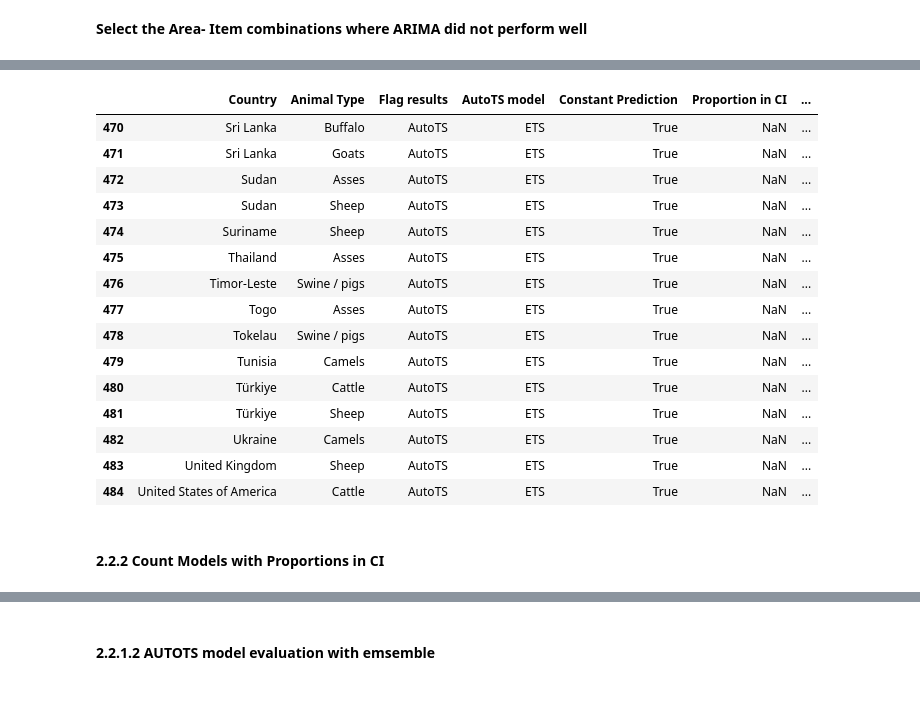
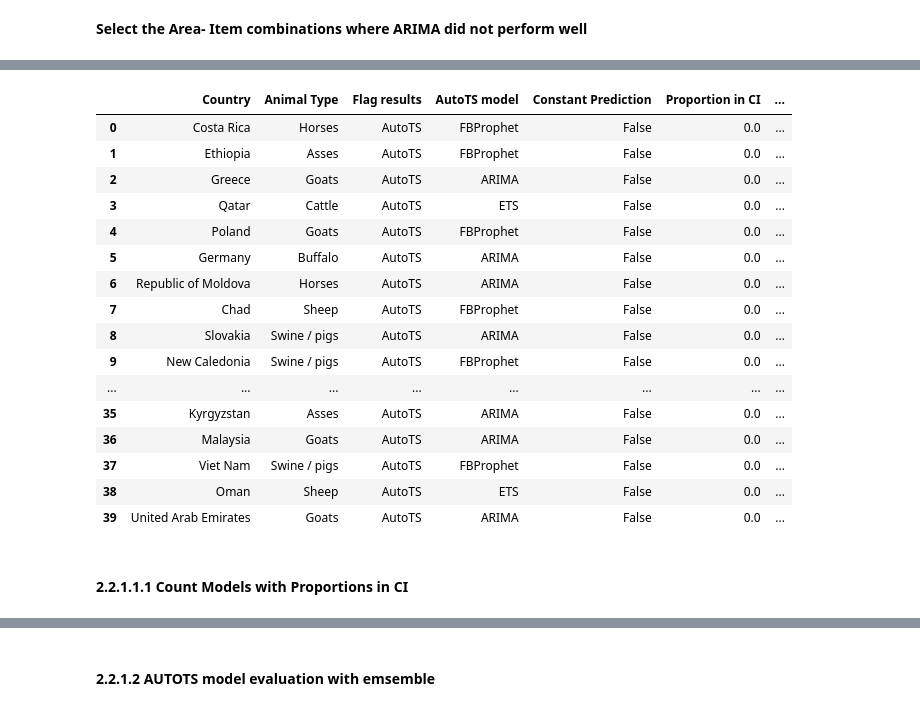
Before and after one commit to FAOEuFMD/VADEMOS-24-DS, a Jupyter notebook: population_growth_analysis.ipynb, the cells around one changed output, grey strips where cells are left out. Saved outputs shown, nothing was run; the diff lists cells and outputs as text; code cells hidden in the pictures.

Commit message:
created forecasted script and py files for modelling

```diff
--- a/population_growth_analysis.ipynb
+++ b/population_growth_analysis.ipynb
@@ -41,11 +28,3 @@ def suppress_stdout():
-# %%
-#CONSTANT VALUES FOR ALL MODELLING, THOSE PARAMETERS CAN BE CHANGE IF NEED IT
-CONFIDENCE_INTERVAL = 0.95
-MIN_TRAINING_SAMPLES = 20
-TEST_YEAR = 2013
-FORECASTING_LENGTH = 10
-PROP_IN_CI_DESIRED = 0.8
-PROP_IN_CI_ALLOWED = 0.7
 # %% [markdown]
 # Population growth estimation
 # %% [markdown]
@@ -344,6 +323,10 @@ array(['Afghanistan', 'Albania', 'Algeria', 'Angola',
        'Uruguay', 'USSR', 'Uzbekistan', 'Vanuatu',
        'Venezuela (Bolivarian Republic of)', 'Viet Nam', 'Yemen',
        'Yugoslav SFR', 'Zambia', 'Zimbabwe'], dtype=object)
+# %%
+#order dataframe, to make sure years are in order
+# Sort DataFrame 'df' by 'Area', 'Item', and 'Year' in ascending order inplace
+df.sort_values(by=['Area', 'Item', 'Year'], ascending=True, inplace=True)
 # %% [markdown]
 <b> Define countries and animals</b>
 # %%
@@ -1696,52 +1244,52 @@ df_results_sorted.tail(50)
 # %%
 # Define the path to your Excel file
 excel_file = 'AUTOTS_evaluation_results.xlsx'
 
 # Load the Excel file into a DataFrame
 df_results = pd.read_excel(excel_file)
 
 
 # Step 1: Merge Flag results and Constant Prediction into one column
-df_results['Prediction Method'] = df_results.apply(lambda row: f"{row['Flag results']}-Constant-Prediction" if row['Flag results'] == 'AutoARIMA' and row['Constant Prediction'] else f"{row['Flag results']}-{row['AutoTS model']}", axis=1)
+df_results['Prediction Method'] = df_results.apply(lambda row: "Constant-Prediction" if row['Flag results'] == 'AutoTS' and row['Constant Prediction'] == True else f"{row['Flag results']}-{row['AutoTS model']}", axis=1)
 
 # Step 2: Create Predictions column based on conditions
 df_results['Predictions'] = df_results.apply(lambda row: 'MODEL' if row['Flag results'] == 'AutoTS' and not row['Constant Prediction'] and row['Proportion in CI'] >= PROP_IN_CI_DESIRED else 'LASTVALUE', axis=1)
-
 
 df_results['Flag'] = df_results['Prediction Method']
 
 
 # Update 'Flag' column based on conditions
-df_results.loc[(df_results['Proportion in CI'] < PROP_IN_CI_DESIRED) & (df_results['Flag results'] == 'AutoTS'), 'Flag'] = 'AUTOTS-InsideCINotMet'
+df_results.loc[(df_results['Proportion in CI'] < PROP_IN_CI_DESIRED) & (df_results['Flag results'] == 'AutoTS'), 'Flag'] = 'InsideCINotMet'
 
 
 # Assuming df_results is your DataFrame
 df_results['Model_type'] = df_results.apply(lambda row: 'AutoTS ' + row['AutoTS model'] if row['Flag results'] == 'AutoTS' else 'None', axis=1)
 
-df_results.tail(15)
+df_results.head(40)
 # %% [output]
 |  | Country | Animal Type | Flag results | AutoTS model | Constant Prediction | Proportion in CI | ... |
-| 470 | Sri Lanka | Buffalo | AutoTS | ETS | True | NaN | ... |
-| 471 | Sri Lanka | Goats | AutoTS | ETS | True | NaN | ... |
-| 472 | Sudan | Asses | AutoTS | ETS | True | NaN | ... |
-| 473 | Sudan | Sheep | AutoTS | ETS | True | NaN | ... |
-| 474 | Suriname | Sheep | AutoTS | ETS | True | NaN | ... |
-| 475 | Thailand | Asses | AutoTS | ETS | True | NaN | ... |
-| 476 | Timor-Leste | Swine / pigs | AutoTS | ETS | True | NaN | ... |
-| 477 | Togo | Asses | AutoTS | ETS | True | NaN | ... |
-| 478 | Tokelau | Swine / pigs | AutoTS | ETS | True | NaN | ... |
-| 479 | Tunisia | Camels | AutoTS | ETS | True | NaN | ... |
-| 480 | Türkiye | Cattle | AutoTS | ETS | True | NaN | ... |
-| 481 | Türkiye | Sheep | AutoTS | ETS | True | NaN | ... |
-| 482 | Ukraine | Camels | AutoTS | ETS | True | NaN | ... |
-| 483 | United Kingdom | Sheep | AutoTS | ETS | True | NaN | ... |
-| 484 | United States of America | Cattle | AutoTS | ETS | True | NaN | ... |
+| 0 | Costa Rica | Horses | AutoTS | FBProphet | False | 0.0 | ... |
+| 1 | Ethiopia | Asses | AutoTS | FBProphet | False | 0.0 | ... |
+| 2 | Greece | Goats | AutoTS | ARIMA | False | 0.0 | ... |
+| 3 | Qatar | Cattle | AutoTS | ETS | False | 0.0 | ... |
+| 4 | Poland | Goats | AutoTS | FBProphet | False | 0.0 | ... |
+| 5 | Germany | Buffalo | AutoTS | ARIMA | False | 0.0 | ... |
+| 6 | Republic of Moldova | Horses | AutoTS | ARIMA | False | 0.0 | ... |
+| 7 | Chad | Sheep | AutoTS | FBProphet | False | 0.0 | ... |
+| 8 | Slovakia | Swine / pigs | AutoTS | ARIMA | False | 0.0 | ... |
+| 9 | New Caledonia | Swine / pigs | AutoTS | FBProphet | False | 0.0 | ... |
+| ... | ... | ... | ... | ... | ... | ... | ... |
+| 35 | Kyrgyzstan | Asses | AutoTS | ARIMA | False | 0.0 | ... |
+| 36 | Malaysia | Goats | AutoTS | ARIMA | False | 0.0 | ... |
+| 37 | Viet Nam | Swine / pigs | AutoTS | FBProphet | False | 0.0 | ... |
+| 38 | Oman | Sheep | AutoTS | ETS | False | 0.0 | ... |
+| 39 | United Arab Emirates | Goats | AutoTS | ARIMA | False | 0.0 | ... |
 # %%
 # Save the DataFrame to an Excel file
 excel_file = 'AUTOTS_evaluation_results_all.xlsx'
 df_results.to_excel(excel_file, index=False)
 # %% [markdown]
-#### 2.2.2 Count Models with Proportions in CI
+#### 2.2.1.1.1 Count Models with Proportions in CI
 # %%
 df_sorted = df_results[df_results['Proportion in CI'].notna()]
 # Count models with proportion in CI > PROP_IN_CI_DESIRED and > PROP_IN_CI_ALLOWED
```
Also changed, not shown: parts of 41 cells of this notebook, 36 other files.
